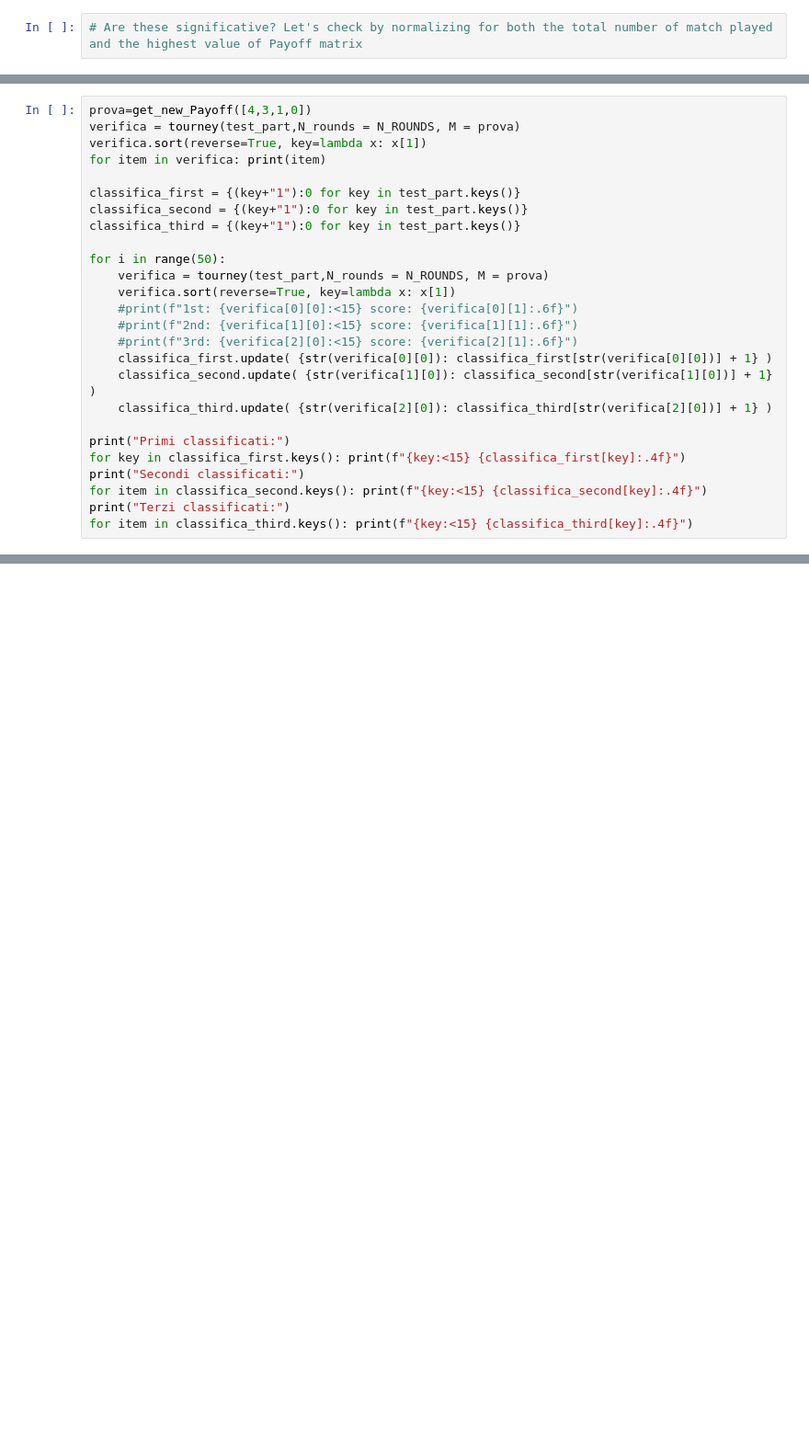
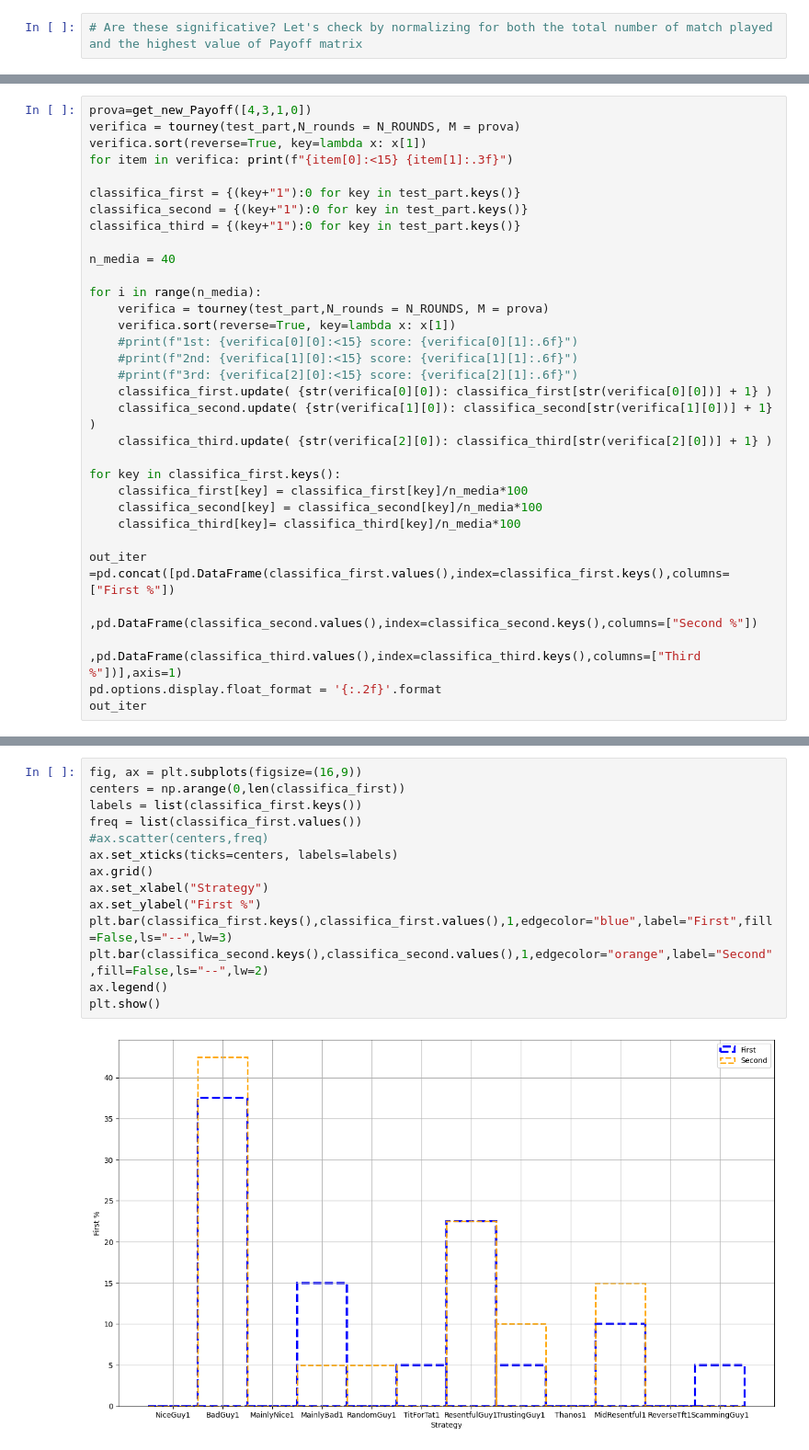
Before and after one commit to LeoPi314/LCP_projects_Y7_Group_4, a Jupyter notebook: Tourney.ipynb, the cells around one changed output, grey strips where cells are left out. Shown at 92% size. Cells and saved outputs as stored; diff of their text form; blank space fills up the shorter version.

Commit message:
[Mattia] More preparatory work for final graph

```diff
--- a/Tourney.ipynb
+++ b/Tourney.ipynb
@@ -571,13 +572,15 @@ result_df.to_pickle("MaxT-30.pkl")
 prova=get_new_Payoff([4,3,1,0])
 verifica = tourney(test_part,N_rounds = N_ROUNDS, M = prova)
 verifica.sort(reverse=True, key=lambda x: x[1])
-for item in verifica: print(item)
+for item in verifica: print(f"{item[0]:<15} {item[1]:.3f}")
 
 classifica_first = {(key+"1"):0 for key in test_part.keys()}
 classifica_second = {(key+"1"):0 for key in test_part.keys()}
 classifica_third = {(key+"1"):0 for key in test_part.keys()}
 
-for i in range(50):
+n_media = 40
+
+for i in range(n_media):
     verifica = tourney(test_part,N_rounds = N_ROUNDS, M = prova)
     verifica.sort(reverse=True, key=lambda x: x[1])
     #print(f"1st: {verifica[0][0]:<15} score: {verifica[0][1]:.6f}")
@@ -587,10 +590,14 @@ for i in range(50):
     classifica_second.update( {str(verifica[1][0]): classifica_second[str(verifica[1][0])] + 1} )
     classifica_third.update( {str(verifica[2][0]): classifica_third[str(verifica[2][0])] + 1} )
 
-print("Primi classificati:")
-for key in classifica_first.keys(): print(f"{key:<15} {classifica_first[key]:.4f}")
-print("Secondi classificati:")
-for item in classifica_second.keys(): print(f"{key:<15} {classifica_second[key]:.4f}")
-print("Terzi classificati:")
-for item in classifica_third.keys(): print(f"{key:<15} {classifica_third[key]:.4f}")
+for key in classifica_first.keys():
+    classifica_first[key] = classifica_first[key]/n_media*100
+    classifica_second[key] = classifica_second[key]/n_media*100
+    classifica_third[key]= classifica_third[key]/n_media*100
+
+out_iter =pd.concat([pd.DataFrame(classifica_first.values(),index=classifica_first.keys(),columns=["First %"])
+                     ,pd.DataFrame(classifica_second.values(),index=classifica_second.keys(),columns=["Second %"])
+                     ,pd.DataFrame(classifica_third.values(),index=classifica_third.keys(),columns=["Third %"])],axis=1)
+pd.options.display.float_format = '{:.2f}'.format
+out_iter
 # %% [output]
@@ -613,0 +629,16 @@ ScammingGuy1    3.0000
+# %%
+fig, ax = plt.subplots(figsize=(16,9))
+centers = np.arange(0,len(classifica_first))
+labels = list(classifica_first.keys())
+freq = list(classifica_first.values())
+#ax.scatter(centers,freq)
+ax.set_xticks(ticks=centers, labels=labels)
+ax.grid()
+ax.set_xlabel("Strategy")
+ax.set_ylabel("First %")
+plt.bar(classifica_first.keys(),classifica_first.values(),1,edgecolor="blue",label="First",fill=False,ls="--",lw=3)
+plt.bar(classifica_second.keys(),classifica_second.values(),1,edgecolor="orange",label="Second",fill=False,ls="--",lw=2)
+ax.legend()
+plt.show()
+# %% [output]
+[figure, added]
```
Also changed, not shown: parts of 12 cells of this notebook, 2 other files.
